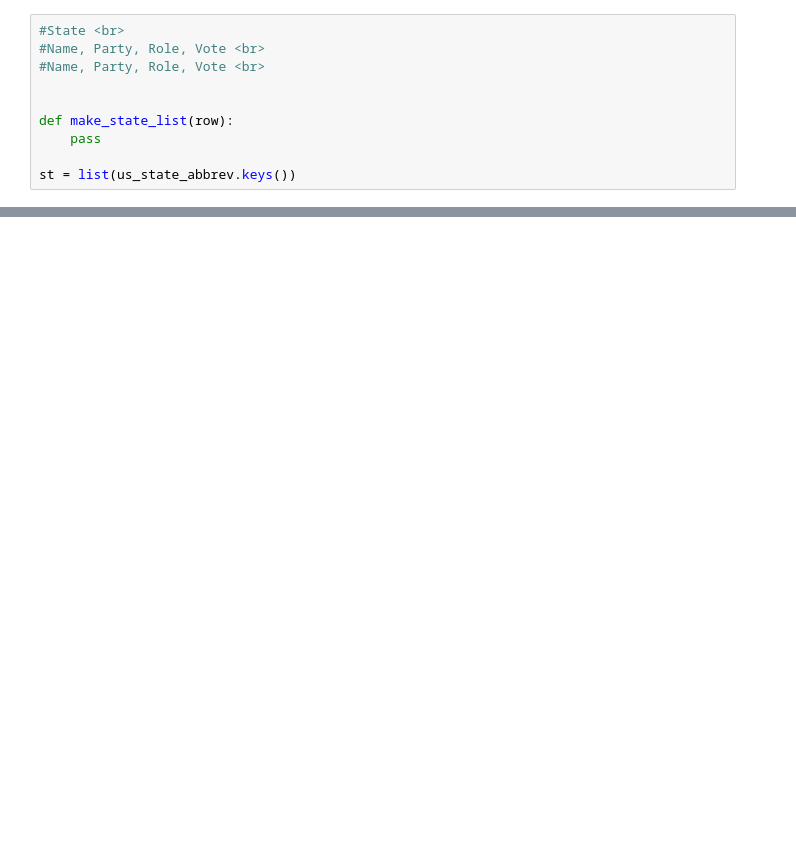
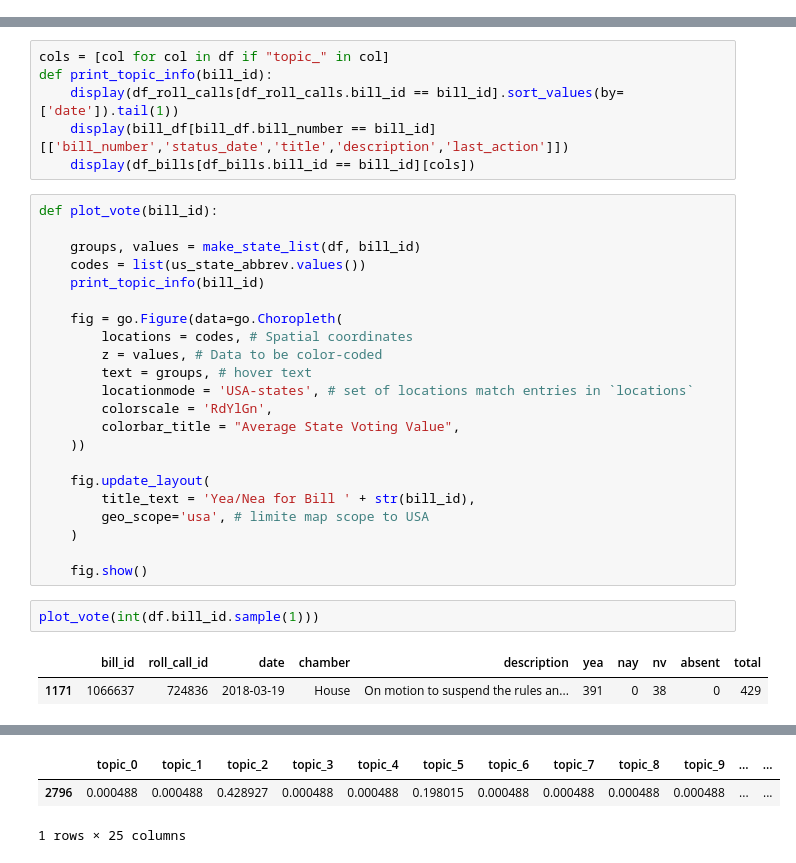
Before and after one commit to mrciolino/Test-Repo, a Jupyter notebook: US Map Example.ipynb, the cells around one changed output, grey strips where cells are left out. Saved outputs shown, nothing was run; the diff lists cells and outputs as text; blank space fills up the shorter version.

Commit message:
US Map Vote Example

```diff
--- a/US Map Example.ipynb
+++ b/US Map Example.ipynb
@@ -139,10 +58,0 @@ a.sort_values('district')
-# %%
-#State <br>
-#Name, Party, Role, Vote <br>
-#Name, Party, Role, Vote <br>
-
-
-def make_state_list(row):
-    pass
-
-st = list(us_state_abbrev.keys())
@@ -153,0 +85,33 @@ if "New York" in str(a[0:1].district):
+# %%
+cols = [col for col in df if "topic_" in col]
+def print_topic_info(bill_id):
+    display(df_roll_calls[df_roll_calls.bill_id == bill_id].sort_values(by=['date']).tail(1))
+    display(bill_df[bill_df.bill_number == bill_id][['bill_number','status_date','title','description','last_action']])
+    display(df_bills[df_bills.bill_id == bill_id][cols])
+# %%
+def plot_vote(bill_id):
+
+    groups, values = make_state_list(df, bill_id)
+    codes = list(us_state_abbrev.values())
+    print_topic_info(bill_id)
+
+    fig = go.Figure(data=go.Choropleth(
+        locations = codes, # Spatial coordinates
+        z = values, # Data to be color-coded
+        text = groups, # hover text
+        locationmode = 'USA-states', # set of locations match entries in `locations`
+        colorscale = 'RdYlGn',
+        colorbar_title = "Average State Voting Value",
+    ))
+
+    fig.update_layout(
+        title_text = 'Yea/Nea for Bill ' + str(bill_id),
+        geo_scope='usa', # limite map scope to USA
+    )
+
+    fig.show()
+# %%
+plot_vote(int(df.bill_id.sample(1)))
+# %% [output]
+|  | bill_id | roll_call_id | date | chamber | description | yea | nay | nv | absent | total |
+| 1171 | 1066637 | 724836 | 2018-03-19 | House | On motion to suspend the rules an... | 391 | 0 | 38 | 0 | 429 |
@@ -153,0 +120,3 @@ if "New York" in str(a[0:1].district):
+|  | topic_0 | topic_1 | topic_2 | topic_3 | topic_4 | topic_5 | topic_6 | topic_7 | topic_8 | topic_9 | ... | ... |
+| 2796 | 0.000488 | 0.000488 | 0.428927 | 0.000488 | 0.000488 | 0.198015 | 0.000488 | 0.000488 | 0.000488 | 0.000488 | ... | ... |
+1 rows × 25 columns
```
Also changed, not shown: parts of 19 cells of this notebook.
